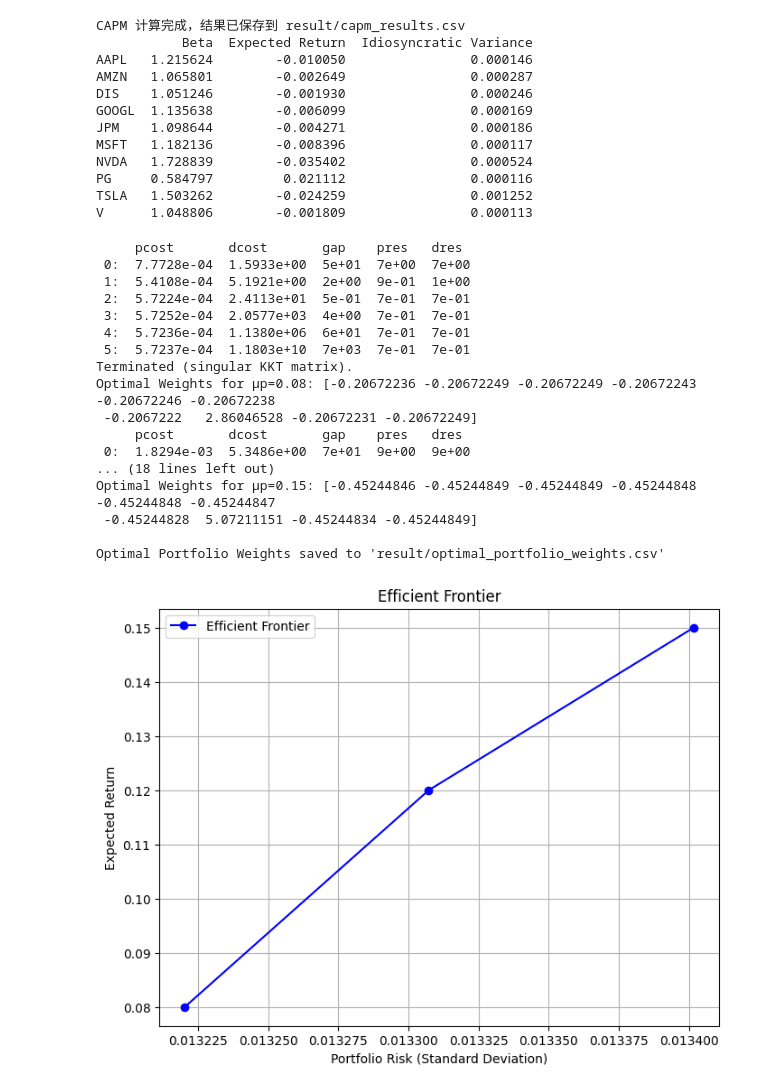
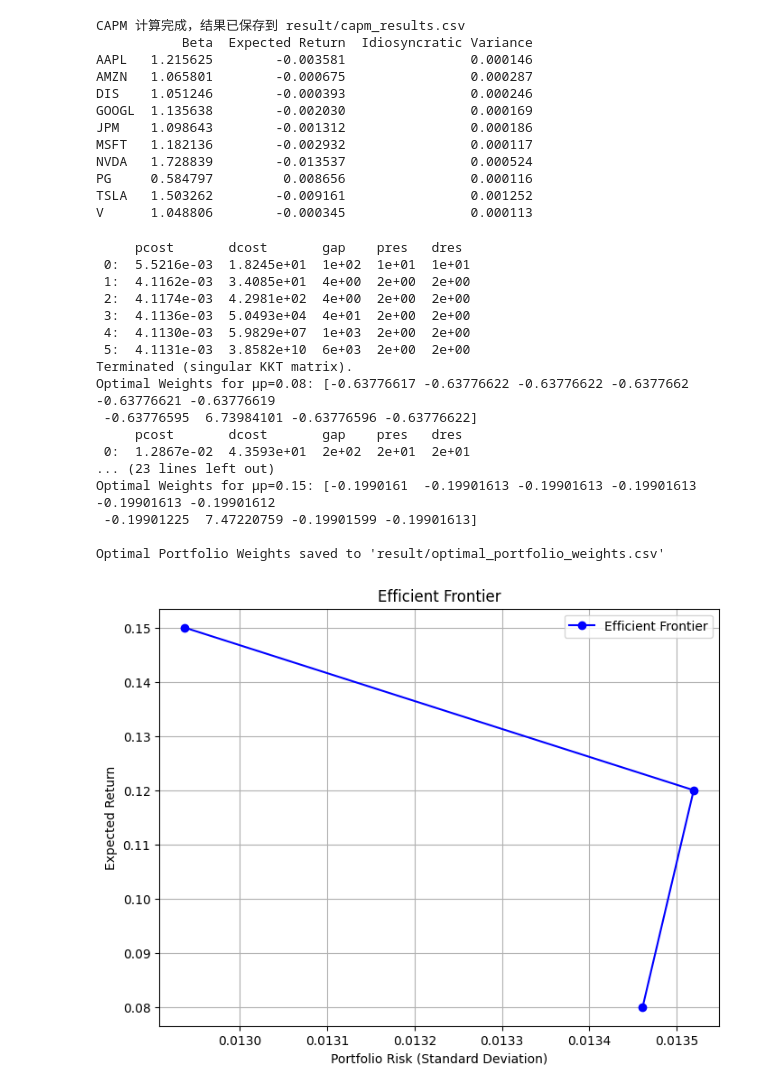
Before and after one commit to loks666/FinancialMachineLearning, a Jupyter notebook: financial.ipynb, the cells around one changed output. Cells and saved outputs as stored; diff of their text form; code cells hidden in the pictures.

```diff
--- a/financial.ipynb
+++ b/financial.ipynb
@@ -74,7 +75,7 @@ returns = returns.apply(pd.to_numeric, errors='coerce')
 returns.dropna(inplace=True)
 
 # **定义无风险收益率（Rf）**
-Rf = 0.05  # 5%
+Rf = 0.02  # 5%
 
 # **分离市场收益率和个股收益率**
 market_ticker = "^GSPC"  # S&P 500 作为市场指数
@@ -140,16 +141,16 @@ print(results_df)
 # %% [output]
 CAPM 计算完成，结果已保存到 result/capm_results.csv
            Beta  Expected Return  Idiosyncratic Variance
-AAPL   1.215624        -0.010050                0.000146
-AMZN   1.065801        -0.002649                0.000287
-DIS    1.051246        -0.001930                0.000246
-GOOGL  1.135638        -0.006099                0.000169
-JPM    1.098644        -0.004271                0.000186
-MSFT   1.182136        -0.008396                0.000117
-NVDA   1.728839        -0.035402                0.000524
-PG     0.584797         0.021112                0.000116
-TSLA   1.503262        -0.024259                0.001252
-V      1.048806        -0.001809                0.000113
+AAPL   1.215625        -0.003581                0.000146
+AMZN   1.065801        -0.000675                0.000287
+DIS    1.051246        -0.000393                0.000246
+GOOGL  1.135638        -0.002030                0.000169
+JPM    1.098643        -0.001312                0.000186
+MSFT   1.182136        -0.002932                0.000117
+NVDA   1.728839        -0.013537                0.000524
+PG     0.584797         0.008656                0.000116
+TSLA   1.503262        -0.009161                0.001252
+V      1.048806        -0.000345                0.000113
 # %%
 import numpy as np
 import pandas as pd
@@ -229,20 +230,20 @@ optimal_weights_df.to_csv("result/optimal_portfolio_weights.csv")
 print("\nOptimal Portfolio Weights saved to 'result/optimal_portfolio_weights.csv'")
 # %% [output]
      pcost       dcost       gap    pres   dres
- 0:  7.7728e-04  1.5933e+00  5e+01  7e+00  7e+00
- 1:  5.4108e-04  5.1921e+00  2e+00  9e-01  1e+00
- 2:  5.7224e-04  2.4113e+01  5e-01  7e-01  7e-01
- 3:  5.7252e-04  2.0577e+03  4e+00  7e-01  7e-01
- 4:  5.7236e-04  1.1380e+06  6e+01  7e-01  7e-01
- 5:  5.7237e-04  1.1803e+10  7e+03  7e-01  7e-01
+ 0:  5.5216e-03  1.8245e+01  1e+02  1e+01  1e+01
+ 1:  4.1162e-03  3.4085e+01  4e+00  2e+00  2e+00
+ 2:  4.1174e-03  4.2981e+02  4e+00  2e+00  2e+00
+ 3:  4.1136e-03  5.0493e+04  4e+01  2e+00  2e+00
+ 4:  4.1130e-03  5.9829e+07  1e+03  2e+00  2e+00
+ 5:  4.1131e-03  3.8582e+10  6e+03  2e+00  2e+00
 Terminated (singular KKT matrix).
-Optimal Weights for μp=0.08: [-0.20672236 -0.20672249 -0.20672249 -0.20672243 -0.20672246 -0.20672238
- -0.2067222   2.86046528 -0.20672231 -0.20672249]
+Optimal Weights for μp=0.08: [-0.63776617 -0.63776622 -0.63776622 -0.6377662  -0.63776621 -0.63776619
+ -0.63776595  6.73984101 -0.63776596 -0.63776622]
      pcost       dcost       gap    pres   dres
- 0:  1.8294e-03  5.3486e+00  7e+01  9e+00  9e+00
-... (18 lines left out)
-Optimal Weights for μp=0.15: [-0.45244846 -0.45244849 -0.45244849 -0.45244848 -0.45244848 -0.45244847
- -0.45244828  5.07211151 -0.45244834 -0.45244849]
+ 0:  1.2867e-02  4.3593e+01  2e+02  2e+01  2e+01
+... (23 lines left out)
+Optimal Weights for μp=0.15: [-0.1990161  -0.19901613 -0.19901613 -0.19901613 -0.19901613 -0.19901612
+ -0.19901225  7.47220759 -0.19901599 -0.19901613]
 
 Optimal Portfolio Weights saved to 'result/optimal_portfolio_weights.csv'
 # %%
@@ -274,43 +275,31 @@ idiosyncratic_variance = capm_results["Idiosyncratic Variance"].to_dict()
 # **重新计算协方差矩阵 Σ**
 covariance_matrix = np.zeros((num_assets, num_assets))
 
 for i in range(num_assets):
     for j in range(num_assets):
         if i == j:
             covariance_matrix[i, j] = (
                 beta_values[stock_list[i]] ** 2 * market_variance
                 + idiosyncratic_variance[stock_list[i]]
             )
         else:
             covariance_matrix[i, j] = (
                 beta_values[stock_list[i]] * beta_values[stock_list[j]] * market_variance
             )
 
 # **计算风险**
 risks = []
 
 for mu_p in target_returns:
     weights = optimal_weights_df[str(mu_p)].values  # 读取对应目标收益率的权重
 
     # **确保权重合理化**
     weights = np.abs(weights)  # 取绝对值，防止负权重
     weights /= np.sum(weights)  # 归一化，确保总和为 1
 
     # **计算组合方差**
     portfolio_variance = np.dot(weights.T, np.dot(covariance_matrix, weights))
     portfolio_std = np.sqrt(portfolio_variance)  # 计算标准差（风险）
     risks.append(portfolio_std)
-
-# **绘制有效前沿**
-plt.figure(figsize=(8, 6))
-plt.plot(risks, target_returns, marker="o", linestyle="-", color="b", label="Efficient Frontier")
-plt.xlabel("Portfolio Risk (Standard Deviation)")
-plt.ylabel("Expected Return")
-plt.title("Efficient Frontier")
-plt.legend()
-plt.grid(True)
-# **保存图片**
-plt.savefig("result/efficient_frontier.png", dpi=300, bbox_inches="tight")  # 以高分辨率保存
-plt.show()
 # %% [output]
-[figure, old version]
+[figure, new version]
```
Also changed, not shown: parts of 2 cells of this notebook, 20 other files.
